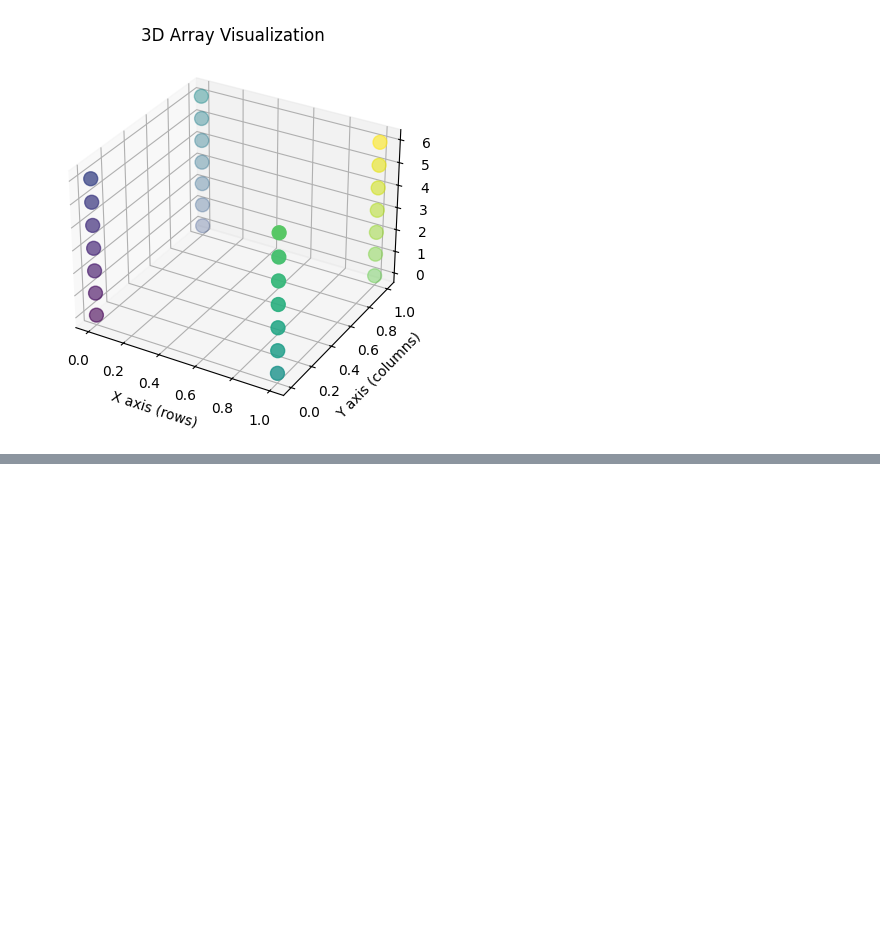
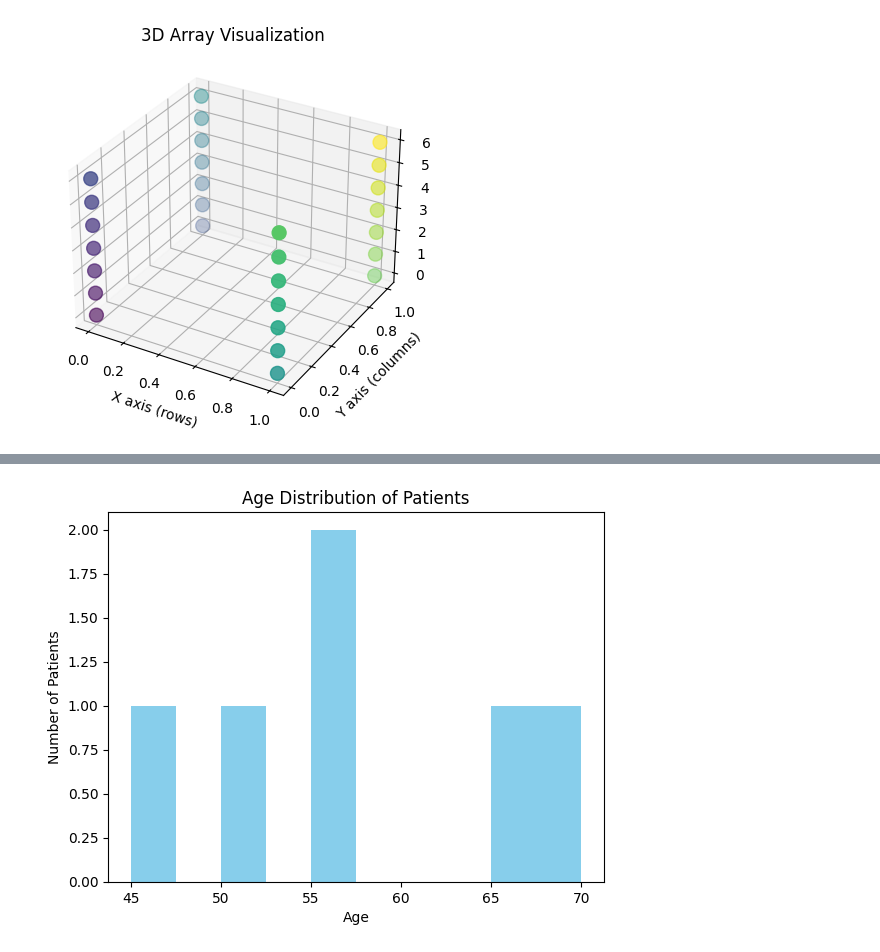
Before and after one commit to letsdodigital/coding-hands-on, a Jupyter notebook: programming_in_healthcare/module_3/lesson_1_answers.ipynb, the cells around one changed output, grey strips where cells are left out. Cells and saved outputs as stored; diff of their text form; code cells hidden in the pictures; blank space fills up the shorter version.

```diff
--- a/programming_in_healthcare/module_3/lesson_1_answers.ipynb
+++ b/programming_in_healthcare/module_3/lesson_1_answers.ipynb
@@ -120,3 +120,11 @@ ax.set_title('3D Array Visualization')
 plt.show()
 # %% [output]
 [figure]
+# %%
+import pandas as pd
+
+# Load the patient data CSV file into a DataFrame
+df = pd.read_csv('patient_data.csv')
+
+# Display the first few rows of the DataFrame
+print(df.head())
@@ -122,0 +159,7 @@ plt.show()
+# %%
+# Split the blood pressure into systolic and diastolic
+df[['Systolic_BP', 'Diastolic_BP']] = df['Blood Pressure'].str.split('/', expand=True).astype(int)
+
+# Calculate average systolic blood pressure for Hypertension patients
+avg_systolic_bp_hypertension = df[df['Diagnosis'] == 'Hypertension']['Systolic_BP'].mean()
+print(f"Average systolic blood pressure for hypertension patients: {round(avg_systolic_bp_hypertension)}")
@@ -122,0 +180,12 @@ plt.show()
+# %%
+# Visualise age distribution
+
+import matplotlib.pyplot as plt
+
+# Plot histogram of patient ages
+df['Age'].plot(kind='hist', bins=10, title="Age Distribution of Patients", color='skyblue')
+plt.xlabel('Age')
+plt.ylabel('Number of Patients')
+plt.show()
+# %% [output]
+[figure, added]
```
Also changed, not shown: parts of 9 cells of this notebook, 30 other files.
